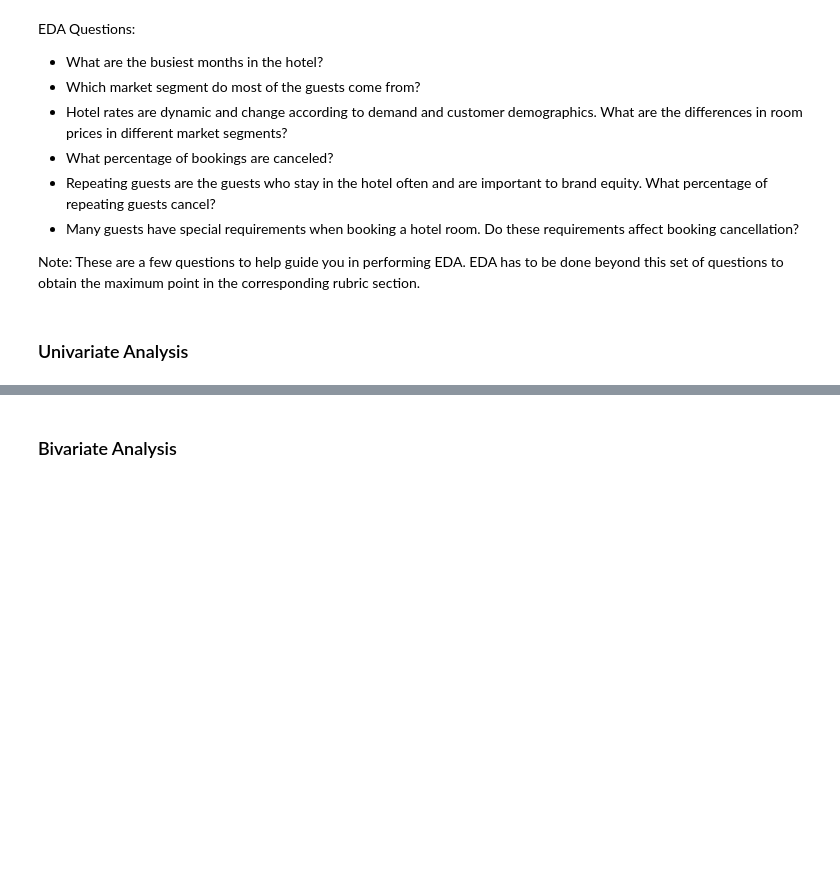
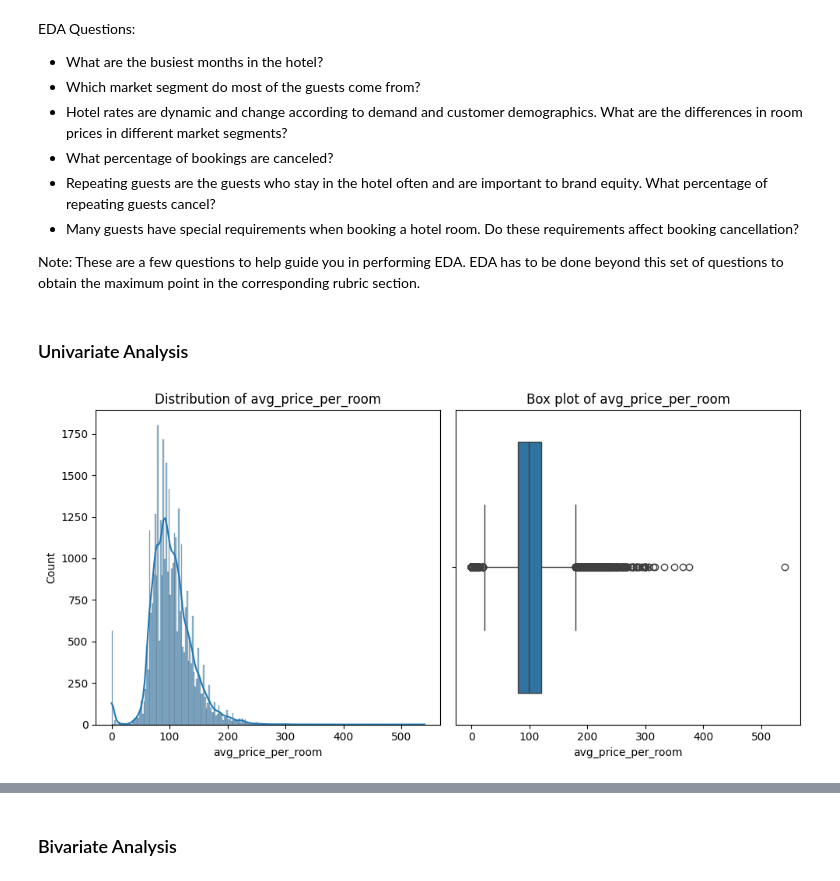
Before and after one commit to akatjizeu/Data-Science, a Jupyter notebook: deakin-bridging/ML2/ML2_INN_Full_code_Learner_notebook.ipynb, the cells around one changed output, grey strips where cells are left out. Cells and saved outputs as stored; diff of their text form; code cells hidden in the pictures; blank space fills up the shorter version.

```diff
--- a/deakin-bridging/ML2/ML2_INN_Full_code_Learner_notebook.ipynb
+++ b/deakin-bridging/ML2/ML2_INN_Full_code_Learner_notebook.ipynb
@@ -341,3 +346,20 @@ EDA Questions:
 * Many guests have special requirements when booking a hotel room. Do these requirements affect booking cancellation?
 
 Note: These are a few questions to help guide you in performing EDA. EDA has to be done beyond this set of questions to obtain the maximum point in the corresponding rubric section.
+# %%
+# A function that takes a dataframe and a continuous variable and displays a histogram with a kde line and a box plot for the variable
+def univariate_analysis_continous(df, var):
+    plt.figure(figsize=(10, 5))
+
+    # Histogram with KDE
+    plt.subplot(1, 2, 1)
+    sns.histplot(data=df, x=var, kde=True)
+    plt.title(f'Distribution of {var}')
+
+    # Box plot
+    plt.subplot(1, 2, 2)
+    sns.boxplot(data=df, x=var)
+    plt.title(f'Box plot of {var}')
+
+    plt.tight_layout()
+    plt.show()
@@ -348,0 +386,4 @@ def univariate_analysis_num(df, col):
+# %%
+univariate_analysis_continous(data, 'avg_price_per_room')
+# %% [output]
+[figure, added]
```
Also changed, not shown: parts of 24 cells of this notebook.
